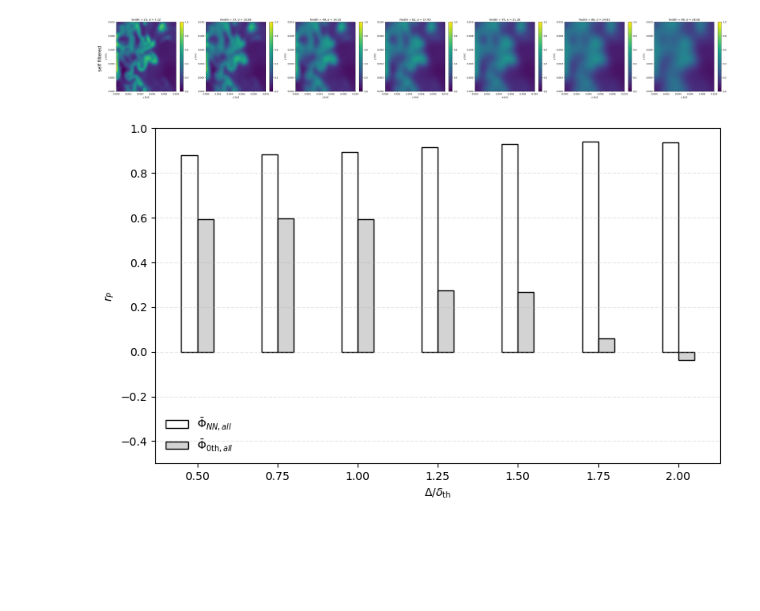
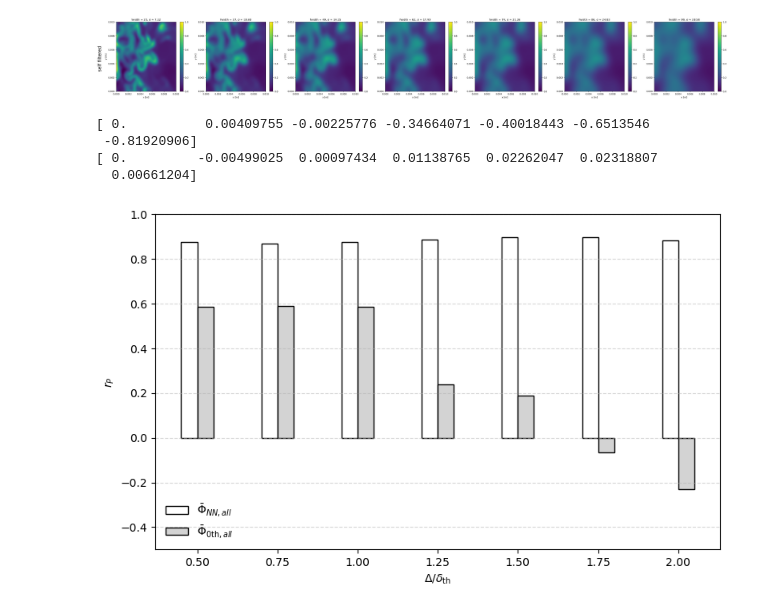
Before and after one commit to MedBox19/TAS-AE2224-I, a Jupyter notebook: mission2/Mission2.ipynb, the cells around one changed output. Cells and saved outputs as stored; diff of their text form; code cells hidden in the pictures; blank space fills up the shorter version.

```diff
--- a/mission2/Mission2.ipynb
+++ b/mission2/Mission2.ipynb
@@ -60,17 +60,18 @@ for i, fwidth in enumerate(fwidth_n):
     plt.xlim(x_slice[0], x_slice[-1])
     plt.ylim(y[0], y[-1])
 
-    plt.title(f"fwidth = {fwidth}")
-    plt.xlabel("x [m]")
-    plt.ylabel("y [m]")
 
-    Phi_res.append(phi)
+
+    plt.title(f"$\\Delta / \\delta_{{th}}$ = {round(fwidth/12.5)/4}", fontsize = 15)
+
+
+    Phi_res.append(phi[fwidth:384-fwidth, :])
 
 
 plt.subplots_adjust(left=0.04, right=0.98, top=0.95, bottom=0.1, wspace=0)
 
 
-plt.figtext(0.015, 0.5, "Phi res", va='center', ha='center', rotation='vertical', fontsize=20)
+plt.figtext(0.015, 0.5, r'$\bar\Phi_{\mathrm{res}}$', va='center', ha='center', rotation='horizontal', fontsize=20)
 plt.savefig("les-data-nn-input-not-ideal.png", dpi=300)
 plt.show()
 # %% [output]
@@ -173,15 +174,14 @@ for i, fwidth in enumerate(fwidth_n):
     plt.xlim(x_slice[0], x_slice[-1])
     plt.ylim(y[0], y[-1])
 
-    plt.title(f"fwidth = {fwidth}")
-    plt.xlabel("x [m]")
-    plt.ylabel("y [m]")
+    plt.title(f"$\\Delta / \\delta_{{th}}$ = {round(fwidth/12.5)/4}", fontsize = 15)
 
-    Phi_NN.append(phi_nn)
+
+    Phi_NN.append(phi_nn[fwidth:384-fwidth, :])
 
 
 plt.subplots_adjust(left=0.04, right=0.98, top=0.95, bottom=0.1, wspace=0)
-plt.figtext(0.015, 0.5, "Phi NN", va='center', ha='center', rotation='vertical', fontsize=20)
+plt.figtext(0.015, 0.5, r'$\bar\Phi_{\mathrm{NN}}$', va='center', ha='center', rotation='horizontal', fontsize=20)
 plt.savefig("nn-prediction.png", dpi=300)
 plt.show()
 # %% [output]
@@ -261,16 +254,15 @@ for i, fwidth in enumerate(fwidth_n):
     plt.xlim(x_slice[0], x_slice[-1])
     plt.ylim(y[0], y[-1])
 
-    plt.title(f"fwidth = {fwidth}")
-    plt.xlabel("x [m]")
-    plt.ylabel("y [m]")
+    plt.title(f"$\\Delta / \\delta_{{th}}$ = {round(fwidth/12.5)/4}", fontsize = 15)
 
-    Phi_0.append(phi)
+
+    Phi_0.append(phi[fwidth:384-fwidth, :])
 
 
 plt.subplots_adjust(left=0.04, right=0.98, top=0.95, bottom=0.1, wspace=0)
 
-plt.figtext(0.015, 0.5, "Phi zeroth", va='center', ha='center', rotation='vertical', fontsize=20)
+plt.figtext(0.015, 0.5, r'$\bar\Phi_{0\mathrm{th}}$', va='center', ha='center', rotation='horizontal', fontsize=20)
 plt.savefig("DNS-data-ideal-les.png", dpi=300)
 plt.show()
 # %% [output]
@@ -404,33 +396,39 @@ for i in range(7):
     r_NN_all.append( cov_NN / (Phi_res[i].std() * Phi_NN[i].std()) )
 
     # 0th,all
     cov_0th = np.mean((Phi_res[i] - Phi_res[i].mean()) * (Phi_0[i] - Phi_0[i].mean()))
     r_0th_all.append( cov_0th / (Phi_res[i].std() * Phi_0[i].std()) )
 
 # --- plotting ---
 fig, ax = plt.subplots(figsize=(8,5))
 
 width = 0.05
 x = deltas
 
 # Empty bars for NN,all
 ax.bar(x - width/2, r_NN_all, width,
        edgecolor='k', facecolor='none',
        label=r'$\bar\Phi_{NN,all}$')
 
 # Gray filled bars for 0th,all
 ax.bar(x + width/2, r_0th_all, width,
        color='lightgray', edgecolor='k',
        label=r'$\bar\Phi_{0\mathrm{th},all}$')
 
 ax.set_xlabel(r'$\Delta/\delta_{\rm th}$')
 ax.set_ylabel(r'$r_P$')
 ax.set_xticks(deltas)
 ax.set_ylim(-0.5,1.0)
 ax.legend(frameon=False)
-ax.grid(axis='y', linestyle='--', alpha=0.3)
-
+ax.grid(axis='y', linestyle='--', alpha=0.5)
+print(r_0th_all-r_0th_all[0])
+print(r_NN_all-r_NN_all[0])
 plt.tight_layout()
+plt.savefig("Pearson product coefficients at varying filter sizes.png", dpi=300)
 plt.show()
 # %% [output]
+[ 0.          0.00409755 -0.00225776 -0.34664071 -0.40018443 -0.6513546
+ -0.81920906]
+[ 0.         -0.00499025  0.00097434  0.01138765  0.02262047  0.02318807
+  0.00661204]
-[figure, old version]
+[figure, new version]
```
Also changed, not shown: parts of 2 cells of this notebook, 4 other files.
